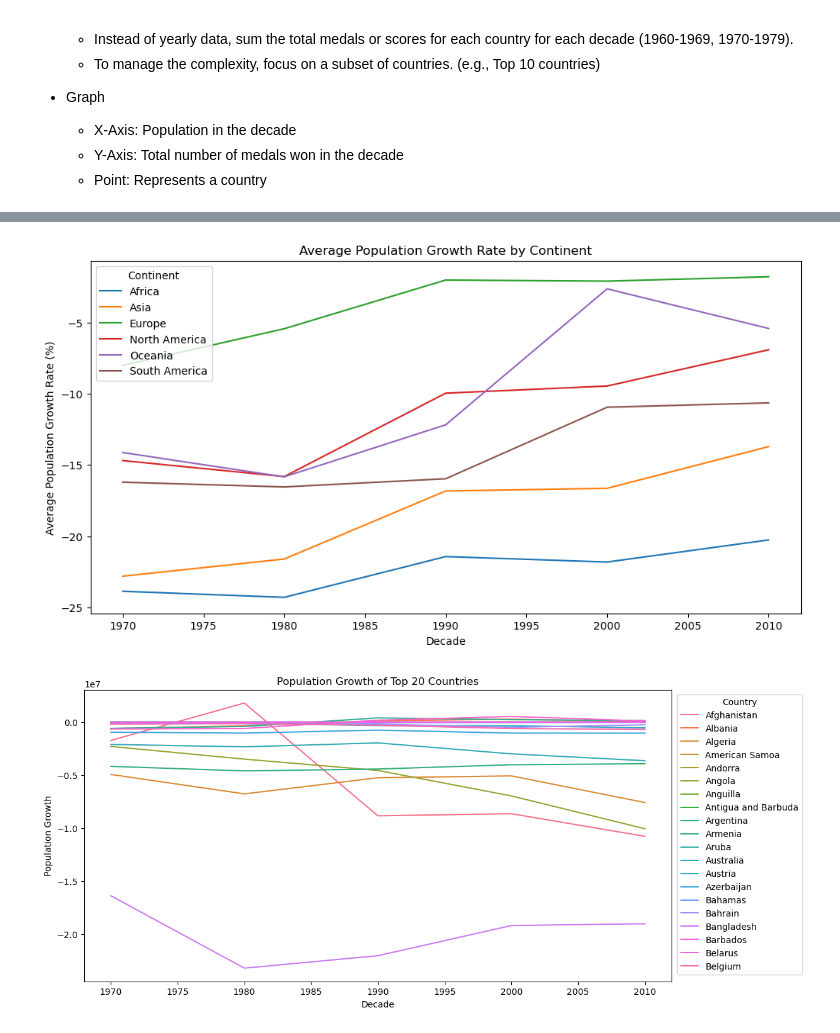
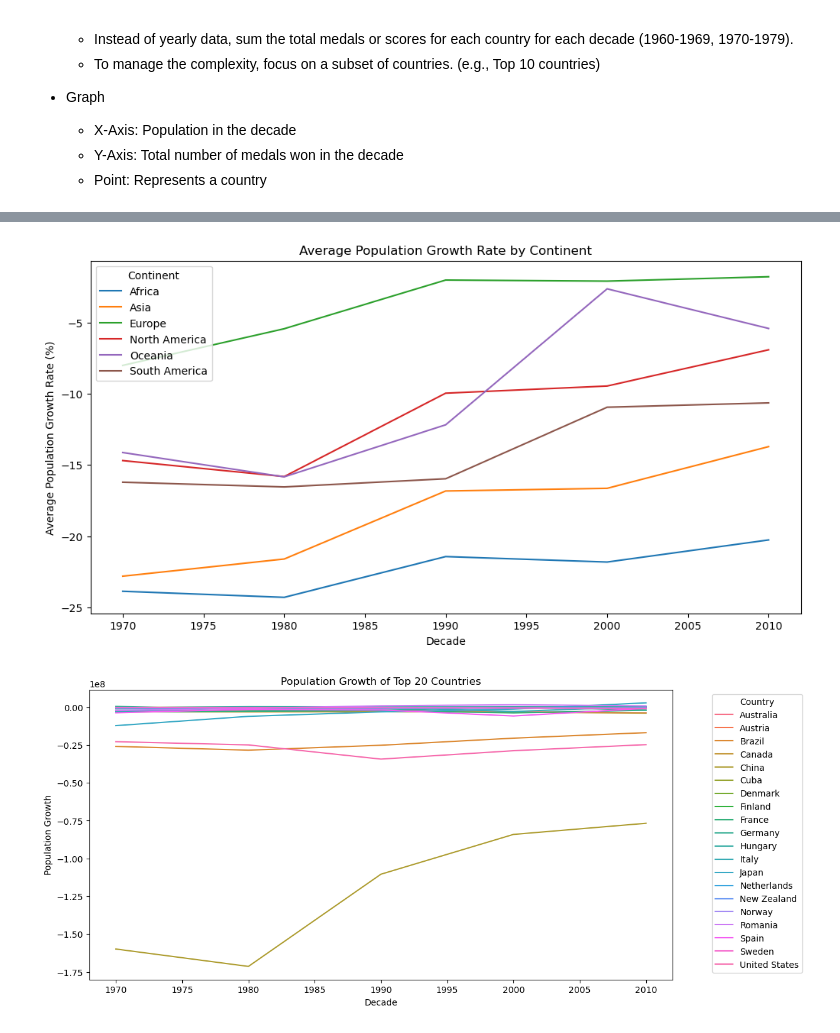
Before and after one commit to 2damlee/project_part2, a Jupyter notebook: olympicPjt.ipynb, the cells around one changed output, grey strips where cells are left out. Saved outputs shown, nothing was run; the diff lists cells and outputs as text; code cells hidden in the pictures.

```diff
--- a/olympicPjt.ipynb
+++ b/olympicPjt.ipynb
@@ -245,7 +243,7 @@ medals_pivot_sorted.drop(columns='Total', inplace=True)
 
 # Transpose the DataFrame to have countries as columns and decades as rows
 medals_pivot_transposed = medals_pivot_sorted.transpose()
-
+top_20_countries = medals_pivot_transposed.copy()
 # Plotting medals won
 fig, ax1 = plt.subplots(figsize=(14, 7))
 
@@ -479,38 +480,38 @@ print(merged_olympic_pop_df)
 
 [697 rows x 5 columns]
 # %%
-# Graph for growth rate
-# Graph1. Group by Continent and plot average growth rate per decade
+# Graph for Population growth rate
 
 population_pf['PopulationGrowth'] = population_pf.groupby('CountryName')['Population'].diff()
 population_pf['PopulationGrowthRate'] = population_pf.groupby('CountryName')['Population'].pct_change() * 100
+
 
 continent_avg_growth = population_pf.groupby(['Continent', 'Decade'])['PopulationGrowthRate'].mean().reset_index()
 
 plt.figure(figsize=(12, 6))
 # Plotting Population Growth for each country
 sns.lineplot(data=continent_avg_growth, x='Decade', y='PopulationGrowthRate', hue='Continent')
 plt.title('Average Population Growth Rate by Continent')
 plt.xlabel('Decade')
 plt.ylabel('Average Population Growth Rate (%)')
 plt.legend(title='Continent')
 plt.show()
 
 # Graph 2. Select Top N Countries(recent population growth)
-top_n = 20
-top_countries = population_pf[population_pf['Decade'] == population_pf['Decade'].max()].nlargest(top_n, 'PopulationGrowth')['CountryName']
-top_countries_data = population_pf[population_pf['CountryName'].isin(top_countries)]
+#top_n = 20
+#top_countries = population_pf[population_pf['Decade'] == population_pf['Decade'].max()].nlargest(top_n, 'PopulationGrowth')['CountryName']
+top_countries_data = population_pf[population_pf['CountryName'].isin(top_20_countries)]
 
 plt.figure(figsize=(12, 6))
 sns.lineplot(data=top_countries_data, x='Decade', y='PopulationGrowth', hue='CountryName')
 plt.title(f'Population Growth of Top {top_n} Countries')
 plt.xlabel('Decade')
 plt.ylabel('Population Growth')
 plt.legend(title='Country', bbox_to_anchor=(1.23, 1))
 plt.show()
 # %% [output]
 [figure]
-[figure, old version]
+[figure, new version]
 # %%
 # Graph for population size
 
```
Also changed, not shown: parts of 12 cells of this notebook, 12 other files.
